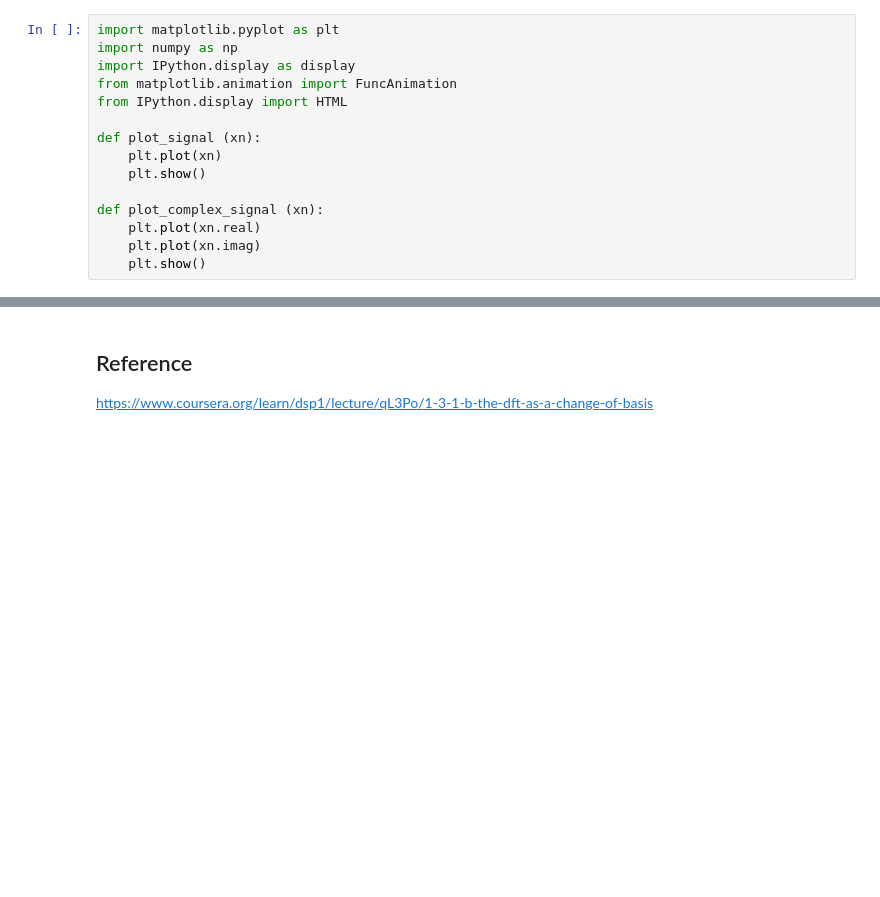
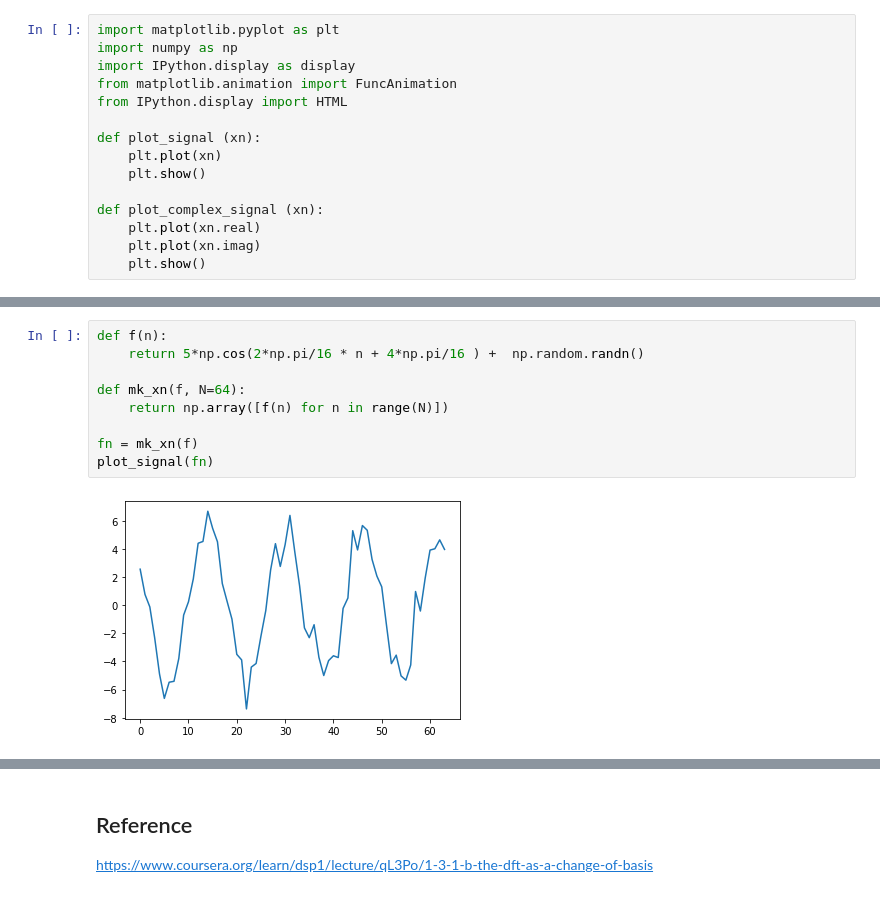
Before and after one commit to Intelligence-Engineering-LAB-KU/Seminar, a Jupyter notebook: summer_2020/Fourier analysis Part2.ipynb, the cells around one changed output, grey strips where cells are left out. Drawn from its saved outputs; the diff is of its cells as text; blank space fills up the shorter version.

```diff
--- a/summer_2020/Fourier analysis Part2.ipynb
+++ b/summer_2020/Fourier analysis Part2.ipynb
@@ -38,0 +26,11 @@ For example, if N=64 then $w_{5}[n]; n=0,1,...,N-1$ whould be $w_{5}[n]=e^{j \fr
+# %%
+def f(n):
+    return 5*np.cos(2*np.pi/16 * n + 4*np.pi/16 ) +  np.random.randn()
+
+def mk_xn(f, N=64):
+    return np.array([f(n) for n in range(N)])
+
+fn = mk_xn(f)
+plot_signal(fn)
+# %% [output]
+[figure, added]
```
Also changed, not shown: parts of 20 cells of this notebook.
